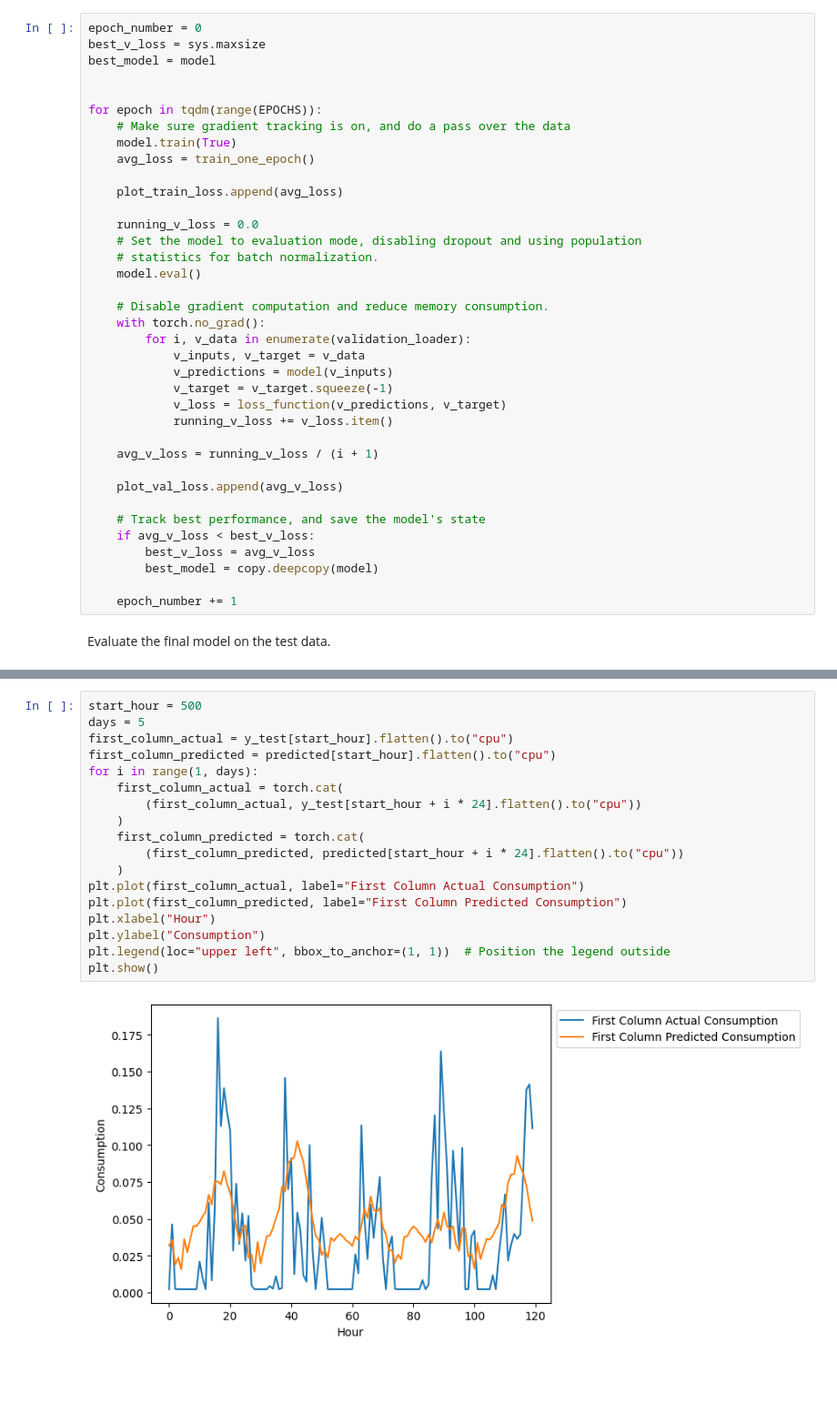
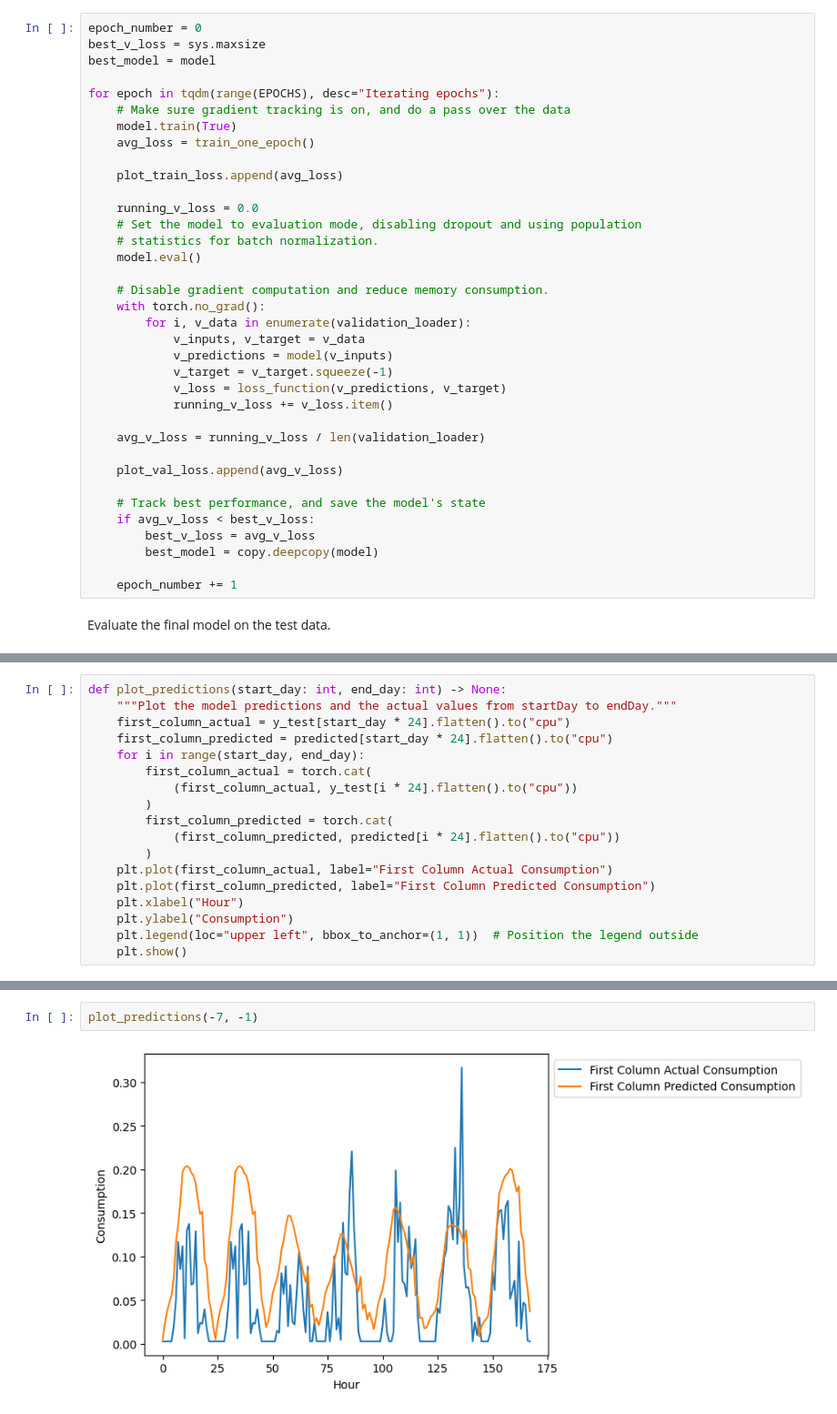
Before and after one commit to dat5-06/zap, a Jupyter notebook: core/notebooks/LSTM.ipynb, the cells around one changed output, grey strips where cells are left out. Shown at 91% size. Saved outputs shown, nothing was run; the diff lists cells and outputs as text; blank space fills up the shorter version.

Commit message:
ML-145 LSTM model

```diff
--- a/core/notebooks/LSTM.ipynb
+++ b/core/notebooks/LSTM.ipynb
@@ -172,8 +169,7 @@ epoch_number = 0
 best_v_loss = sys.maxsize
 best_model = model
 
-
-for epoch in tqdm(range(EPOCHS)):
+for epoch in tqdm(range(EPOCHS), desc="Iterating epochs"):
     # Make sure gradient tracking is on, and do a pass over the data
     model.train(True)
     avg_loss = train_one_epoch()
@@ -194,7 +190,7 @@ for epoch in tqdm(range(EPOCHS)):
             v_loss = loss_function(v_predictions, v_target)
             running_v_loss += v_loss.item()
 
-    avg_v_loss = running_v_loss / (i + 1)
+    avg_v_loss = running_v_loss / len(validation_loader)
 
     plot_val_loss.append(avg_v_loss)
 
@@ -238,0 +236,18 @@ Visualize model performance. Actual consumption plotted with the predicted consu
+# %%
+def plot_predictions(start_day: int, end_day: int) -> None:
+    """Plot the model predictions and the actual values from startDay to endDay."""
+    first_column_actual = y_test[start_day * 24].flatten().to("cpu")
+    first_column_predicted = predicted[start_day * 24].flatten().to("cpu")
+    for i in range(start_day, end_day):
+        first_column_actual = torch.cat(
+            (first_column_actual, y_test[i * 24].flatten().to("cpu"))
+        )
+        first_column_predicted = torch.cat(
+            (first_column_predicted, predicted[i * 24].flatten().to("cpu"))
+        )
+    plt.plot(first_column_actual, label="First Column Actual Consumption")
+    plt.plot(first_column_predicted, label="First Column Predicted Consumption")
+    plt.xlabel("Hour")
+    plt.ylabel("Consumption")
+    plt.legend(loc="upper left", bbox_to_anchor=(1, 1))  # Position the legend outside
+    plt.show()
@@ -239,20 +262,4 @@ Visualize model performance. Actual consumption plotted with the predicted consu
 # %%
-start_hour = 500
-days = 5
-first_column_actual = y_test[start_hour].flatten().to("cpu")
-first_column_predicted = predicted[start_hour].flatten().to("cpu")
-for i in range(1, days):
-    first_column_actual = torch.cat(
-        (first_column_actual, y_test[start_hour + i * 24].flatten().to("cpu"))
-    )
-    first_column_predicted = torch.cat(
-        (first_column_predicted, predicted[start_hour + i * 24].flatten().to("cpu"))
-    )
-plt.plot(first_column_actual, label="First Column Actual Consumption")
-plt.plot(first_column_predicted, label="First Column Predicted Consumption")
-plt.xlabel("Hour")
-plt.ylabel("Consumption")
-plt.legend(loc="upper left", bbox_to_anchor=(1, 1))  # Position the legend outside
-plt.show()
+plot_predictions(-7, -1)
 # %% [output]
-[figure, old version]
+[figure, new version]
```
Also changed, not shown: parts of 15 cells of this notebook, 2 other files.
